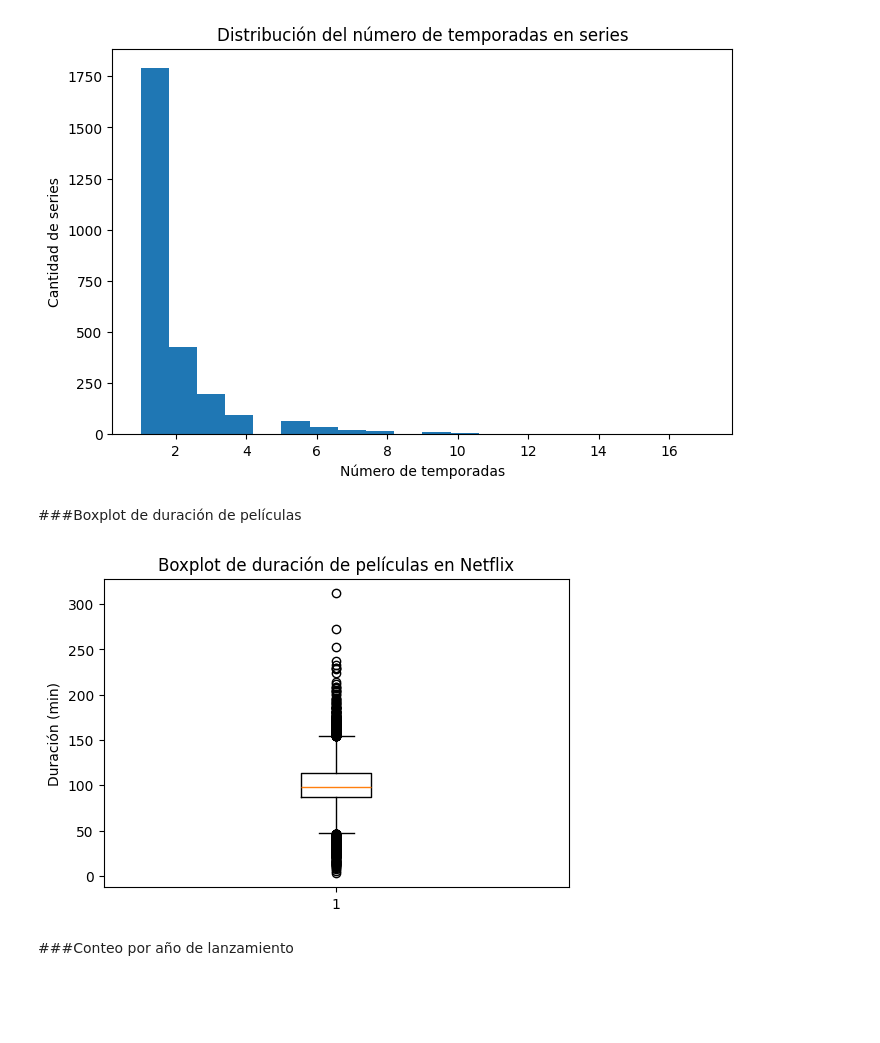
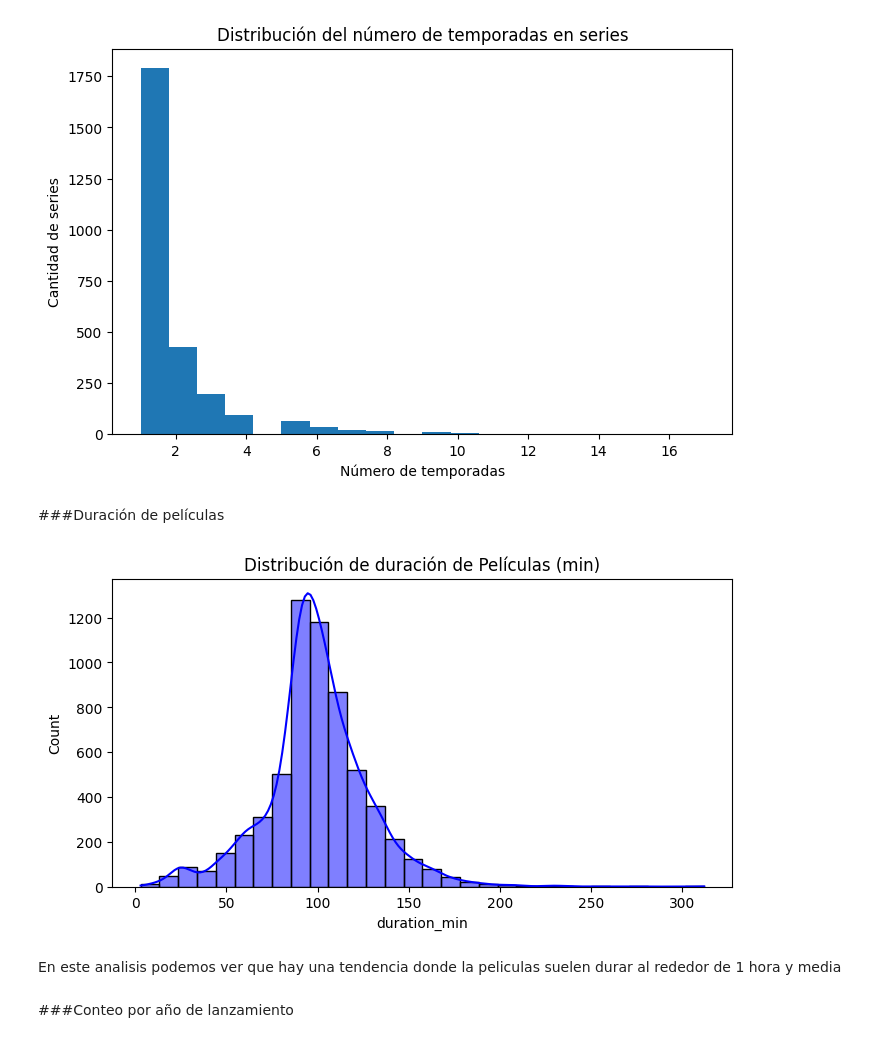
Before and after one commit to davidalejo04/JsonDemoi, a Jupyter notebook: Netflix.ipynb, the cells around one changed output. Cells and saved outputs as stored; diff of their text form; code cells hidden in the pictures; blank space fills up the shorter version.

```diff
--- a/Netflix.ipynb
+++ b/Netflix.ipynb
@@ -416,15 +425,16 @@ plt.show()
 # %% [output]
 [figure]
 # %% [markdown]
-###Boxplot de duración de películas
+###Duración de películas
 # %%
-plt.figure(figsize=(6,4))
-plt.boxplot(movies_df['duration_min'].dropna())
-plt.title("Boxplot de duración de películas en Netflix")
-plt.ylabel("Duración (min)")
+plt.figure(figsize=(8,4))
+sns.histplot(movies_df['duration_min'], bins=30, kde=True, color='blue')
+plt.title("Distribución de duración de Películas (min)")
 plt.show()
 # %% [output]
-[figure, old version]
+[figure, new version]
+# %% [markdown]
+En este analisis podemos ver que hay una tendencia donde la peliculas suelen durar al rededor de 1 hora y media
 # %% [markdown]
 ###Conteo por año de lanzamiento
 # %%
```
Also changed, not shown: parts of 8 cells of this notebook.
